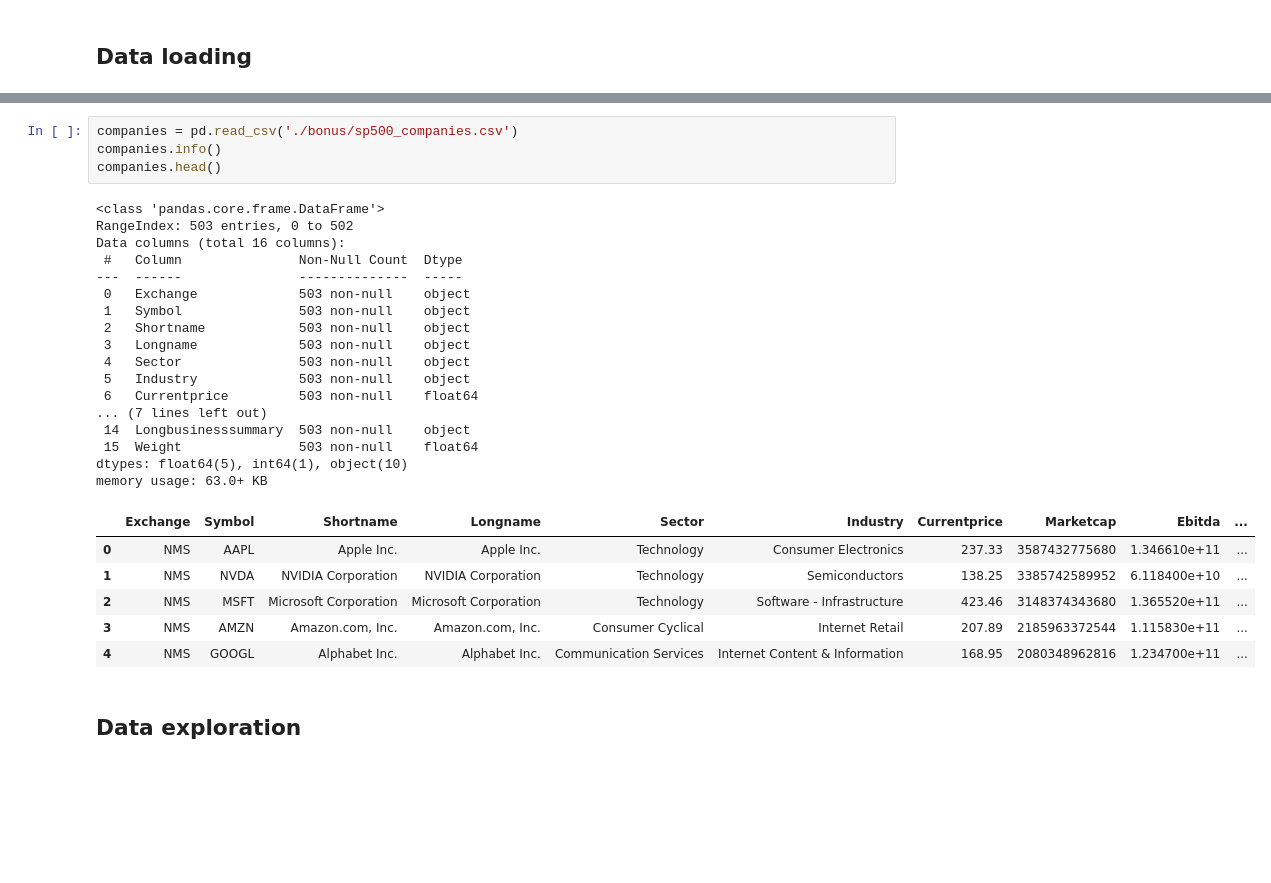
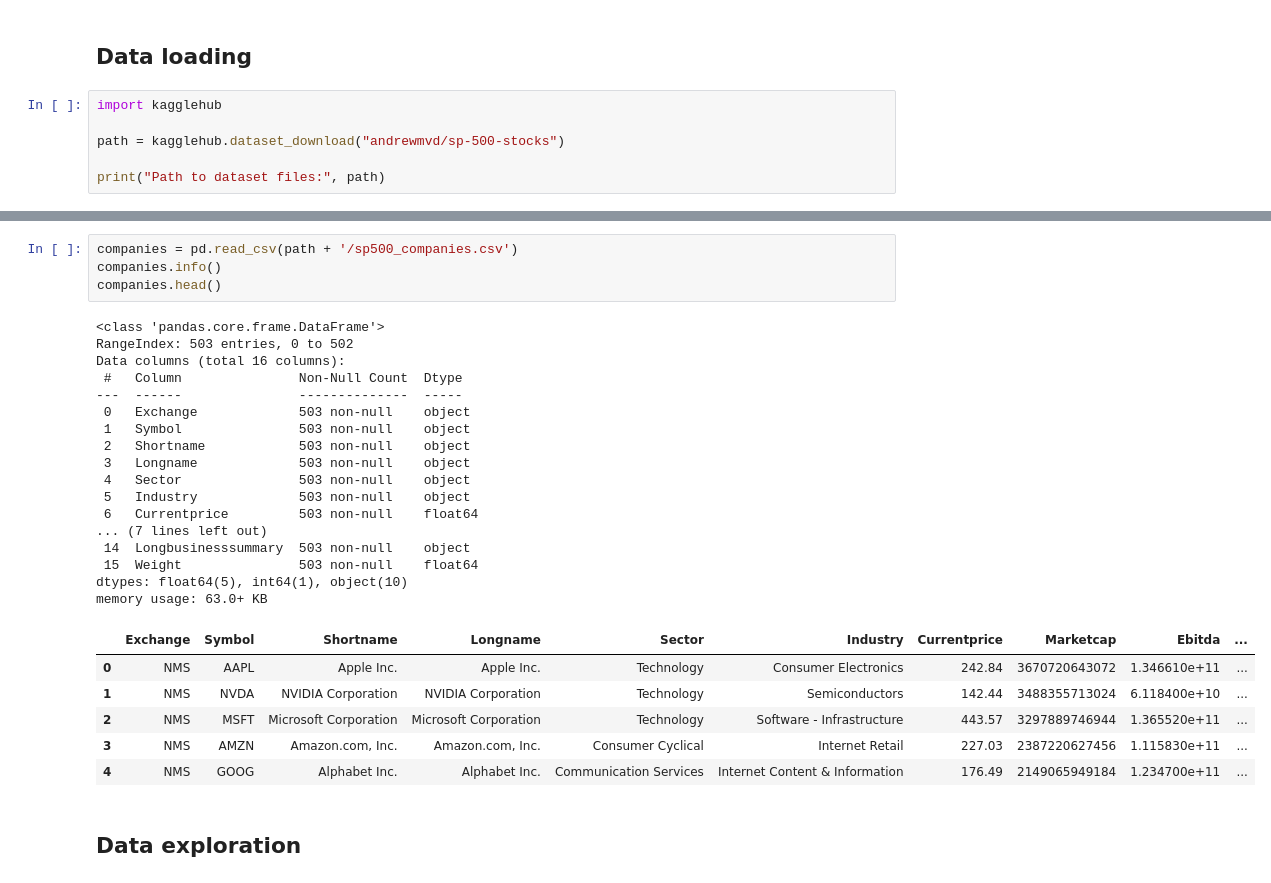
Before and after one commit to justAnArthur/iau-quest, a Jupyter notebook: _bonus.ipynb, the cells around one changed output, grey strips where cells are left out. Cells and saved outputs as stored; diff of their text form; blank space fills up the shorter version.

```diff
--- a/bonus.ipynb
+++ b/_bonus.ipynb
@@ -11,3 +11,9 @@ import torch
 from torch.utils.data import DataLoader, TensorDataset
 # %% [markdown]
 ## Data loading
+# %%
+import kagglehub
+
+path = kagglehub.dataset_download("andrewmvd/sp-500-stocks")
+
+print("Path to dataset files:", path)
@@ -60,31 +90,31 @@ memory usage: 39.5+ KB
 # %%
-companies = pd.read_csv('./bonus/sp500_companies.csv')
+companies = pd.read_csv(path + '/sp500_companies.csv')
 companies.info()
 companies.head()
 # %% [output]
 <class 'pandas.core.frame.DataFrame'>
 RangeIndex: 503 entries, 0 to 502
 Data columns (total 16 columns):
  #   Column               Non-Null Count  Dtype
 ---  ------               --------------  -----
  0   Exchange             503 non-null    object
  1   Symbol               503 non-null    object
  2   Shortname            503 non-null    object
  3   Longname             503 non-null    object
  4   Sector               503 non-null    object
  5   Industry             503 non-null    object
  6   Currentprice         503 non-null    float64
 ... (7 lines left out)
  14  Longbusinesssummary  503 non-null    object
  15  Weight               503 non-null    float64
 dtypes: float64(5), int64(1), object(10)
 memory usage: 63.0+ KB
 |  | Exchange | Symbol | Shortname | Longname | Sector | Industry | Currentprice | Marketcap | Ebitda | ... |
-| 0 | NMS | AAPL | Apple Inc. | Apple Inc. | Technology | Consumer Electronics | 237.33 | 3587432775680 | 1.346610e+11 | ... |
-| 1 | NMS | NVDA | NVIDIA Corporation | NVIDIA Corporation | Technology | Semiconductors | 138.25 | 3385742589952 | 6.118400e+10 | ... |
-| 2 | NMS | MSFT | Microsoft Corporation | Microsoft Corporation | Technology | Software - Infrastructure | 423.46 | 3148374343680 | 1.365520e+11 | ... |
-| 3 | NMS | AMZN | Amazon.com, Inc. | Amazon.com, Inc. | Consumer Cyclical | Internet Retail | 207.89 | 2185963372544 | 1.115830e+11 | ... |
-| 4 | NMS | GOOGL | Alphabet Inc. | Alphabet Inc. | Communication Services | Internet Content & Information | 168.95 | 2080348962816 | 1.234700e+11 | ... |
+| 0 | NMS | AAPL | Apple Inc. | Apple Inc. | Technology | Consumer Electronics | 242.84 | 3670720643072 | 1.346610e+11 | ... |
+| 1 | NMS | NVDA | NVIDIA Corporation | NVIDIA Corporation | Technology | Semiconductors | 142.44 | 3488355713024 | 6.118400e+10 | ... |
+| 2 | NMS | MSFT | Microsoft Corporation | Microsoft Corporation | Technology | Software - Infrastructure | 443.57 | 3297889746944 | 1.365520e+11 | ... |
+| 3 | NMS | AMZN | Amazon.com, Inc. | Amazon.com, Inc. | Consumer Cyclical | Internet Retail | 227.03 | 2387220627456 | 1.115830e+11 | ... |
+| 4 | NMS | GOOG | Alphabet Inc. | Alphabet Inc. | Communication Services | Internet Content & Information | 176.49 | 2149065949184 | 1.234700e+11 | ... |
 # %% [markdown]
 ## Data exploration
 # %%
```
Also changed, not shown: parts of 5 cells of this notebook, 1 other file.
